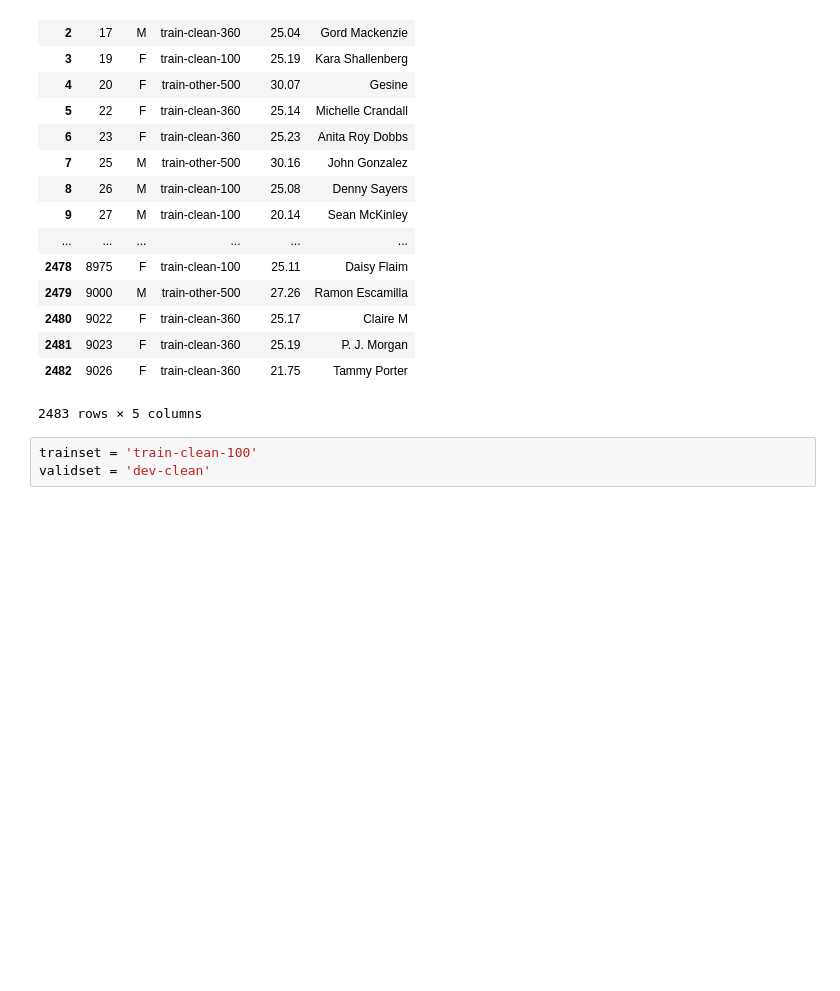
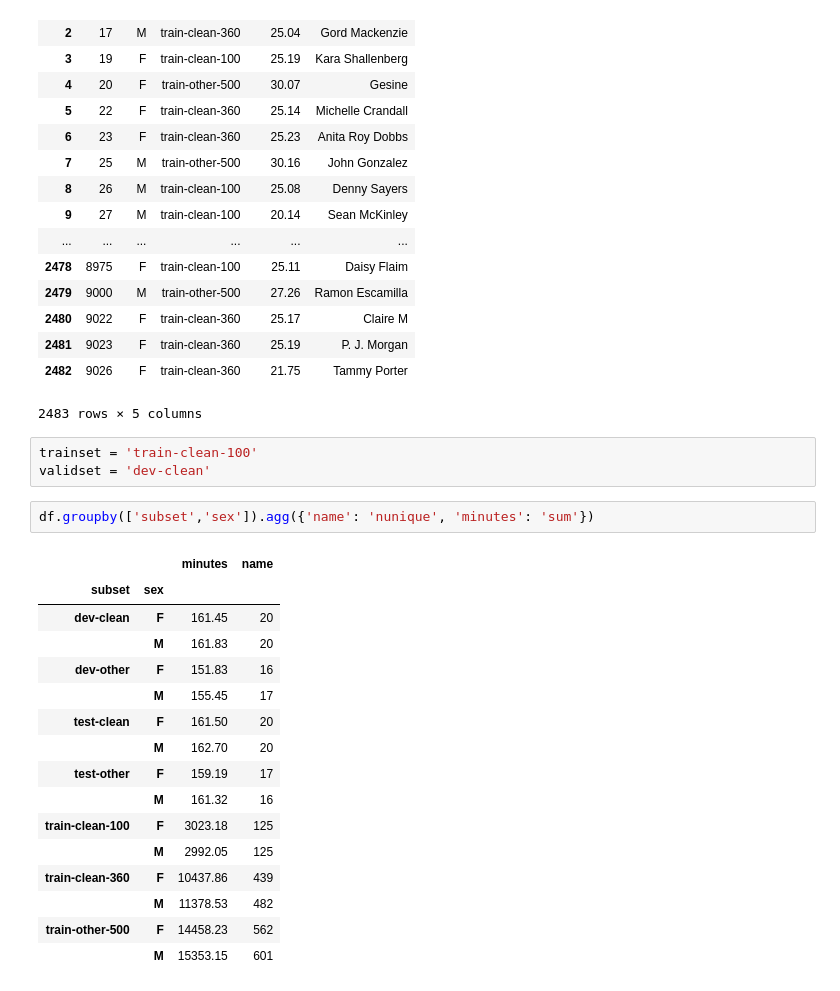
Before and after one commit to oscarknagg/raw-audio-gender-classification, a Jupyter notebook: dev/test_data_input.ipynb, the cells around one changed output. Drawn from its saved outputs; the diff is of its cells as text; blank space fills up the shorter version.

```diff
--- a/dev/test_data_input.ipynb
+++ b/dev/test_data_input.ipynb
@@ -47,3 +47,22 @@ Skipping line 45: expected 5 fields, saw 7
 # %%
 trainset = 'train-clean-100'
 validset = 'dev-clean'
+# %%
+df.groupby(['subset','sex']).agg({'name': 'nunique', 'minutes': 'sum'})
+# %% [output]
+|  |  | minutes | name |
+| subset | sex |  |  |
+| dev-clean | F | 161.45 | 20 |
+|  | M | 161.83 | 20 |
+| dev-other | F | 151.83 | 16 |
+|  | M | 155.45 | 17 |
+| test-clean | F | 161.50 | 20 |
+|  | M | 162.70 | 20 |
+| test-other | F | 159.19 | 17 |
+|  | M | 161.32 | 16 |
+| train-clean-100 | F | 3023.18 | 125 |
+|  | M | 2992.05 | 125 |
+| train-clean-360 | F | 10437.86 | 439 |
+|  | M | 11378.53 | 482 |
+| train-other-500 | F | 14458.23 | 562 |
+|  | M | 15353.15 | 601 |
```
Also changed, not shown: 2 other files.
